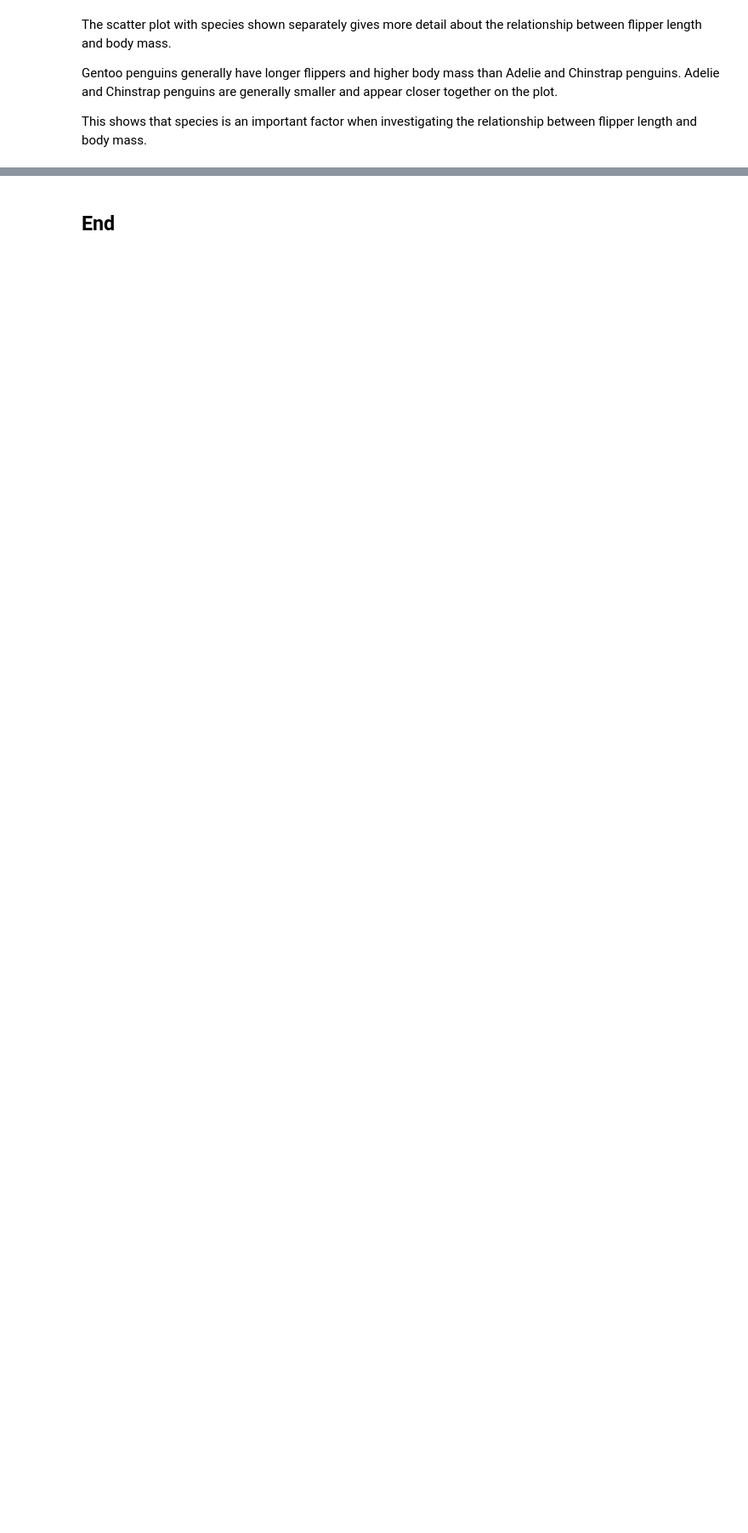
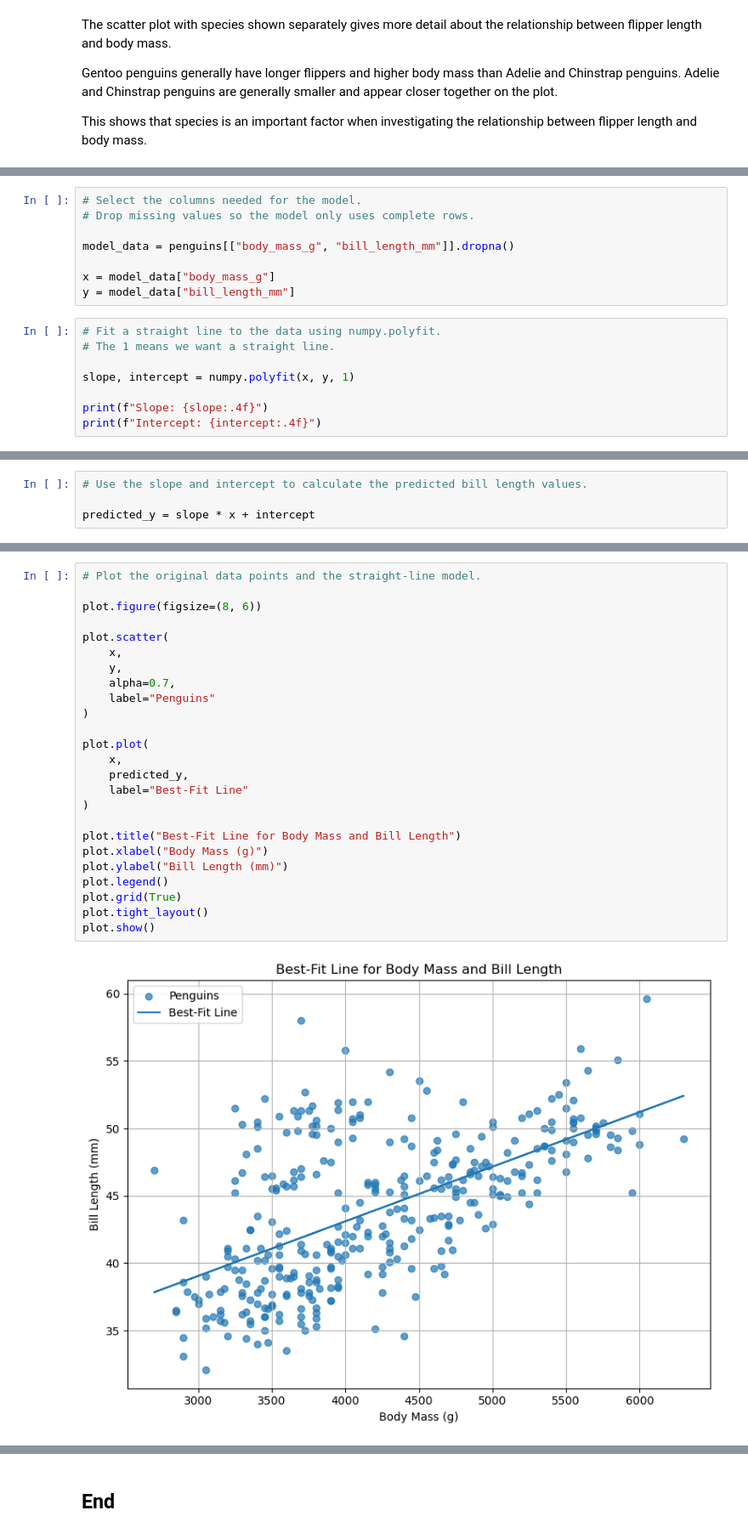
Before and after one commit to Martynas-Ramonas/principles-of-data-analytics-problems, a Jupyter notebook: problems.ipynb, the cells around one changed output, grey strips where cells are left out. Shown at 85% size. Cells and saved outputs as stored; diff of their text form; blank space fills up the shorter version.

```diff
--- a/problems.ipynb
+++ b/problems.ipynb
@@ -264,0 +282,16 @@ This shows that species is an important factor when investigating the relationsh
+# %%
+# Select the columns needed for the model.
+# Drop missing values so the model only uses complete rows.
+
+model_data = penguins[["body_mass_g", "bill_length_mm"]].dropna()
+
+x = model_data["body_mass_g"]
+y = model_data["bill_length_mm"]
+# %%
+# Fit a straight line to the data using numpy.polyfit.
+# The 1 means we want a straight line.
+
+slope, intercept = numpy.polyfit(x, y, 1)
+
+print(f"Slope: {slope:.4f}")
+print(f"Intercept: {intercept:.4f}")
@@ -264,0 +307,4 @@ This shows that species is an important factor when investigating the relationsh
+# %%
+# Use the slope and intercept to calculate the predicted bill length values.
+
+predicted_y = slope * x + intercept
@@ -264,0 +336,27 @@ This shows that species is an important factor when investigating the relationsh
+# %%
+# Plot the original data points and the straight-line model.
+
+plot.figure(figsize=(8, 6))
+
+plot.scatter(
+    x,
+    y,
+    alpha=0.7,
+    label="Penguins"
+)
+
+plot.plot(
+    x,
+    predicted_y,
+    label="Best-Fit Line"
+)
+
+plot.title("Best-Fit Line for Body Mass and Bill Length")
+plot.xlabel("Body Mass (g)")
+plot.ylabel("Bill Length (mm)")
+plot.legend()
+plot.grid(True)
+plot.tight_layout()
+plot.show()
+# %% [output]
+[figure, added]
```
Also changed, not shown: parts of 6 cells of this notebook, 1 other file.
